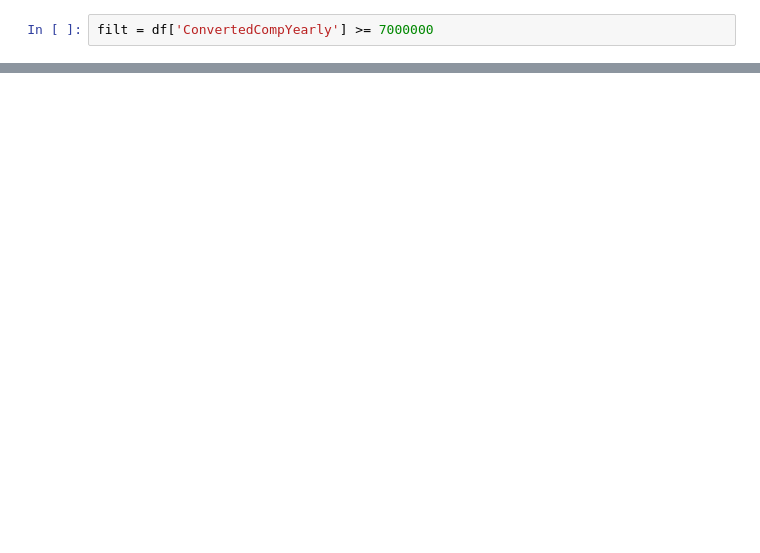
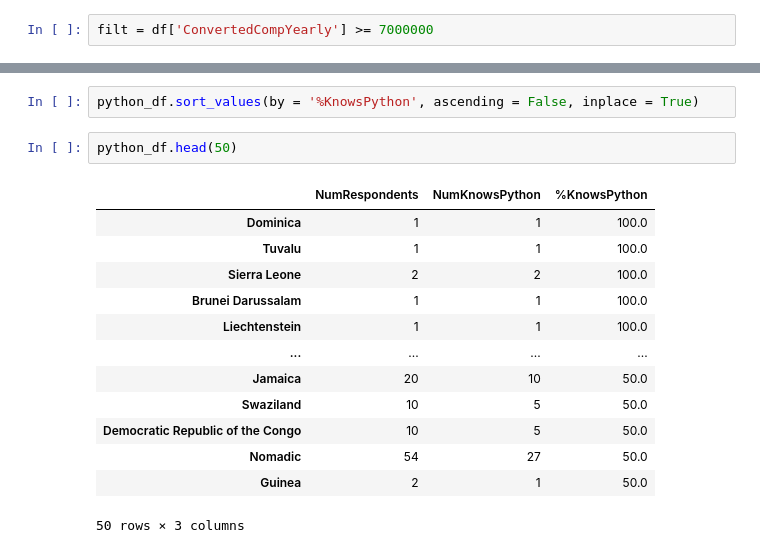
Before and after one commit to NoumanHere/Pandas, a Jupyter notebook: Pandas Demo.ipynb, the cells around one changed output, grey strips where cells are left out. Drawn from its saved outputs; the diff is of its cells as text; blank space fills up the shorter version.

```diff
--- a/Pandas Demo.ipynb
+++ b/Pandas Demo.ipynb
@@ -499,0 +688,18 @@ Name: Age, Length: 52, dtype: object
+# %%
+python_df.sort_values(by = '%KnowsPython', ascending = False, inplace = True)
+# %%
+python_df.head(50)
+# %% [output]
+|  | NumRespondents | NumKnowsPython | %KnowsPython |
+| Dominica | 1 | 1 | 100.0 |
+| Tuvalu | 1 | 1 | 100.0 |
+| Sierra Leone | 2 | 2 | 100.0 |
+| Brunei Darussalam | 1 | 1 | 100.0 |
+| Liechtenstein | 1 | 1 | 100.0 |
+| ... | ... | ... | ... |
+| Jamaica | 20 | 10 | 50.0 |
+| Swaziland | 10 | 5 | 50.0 |
+| Democratic Republic of the Congo | 10 | 5 | 50.0 |
+| Nomadic | 54 | 27 | 50.0 |
+| Guinea | 2 | 1 | 50.0 |
+50 rows × 3 columns
```
Also changed, not shown: parts of 30 cells of this notebook.
